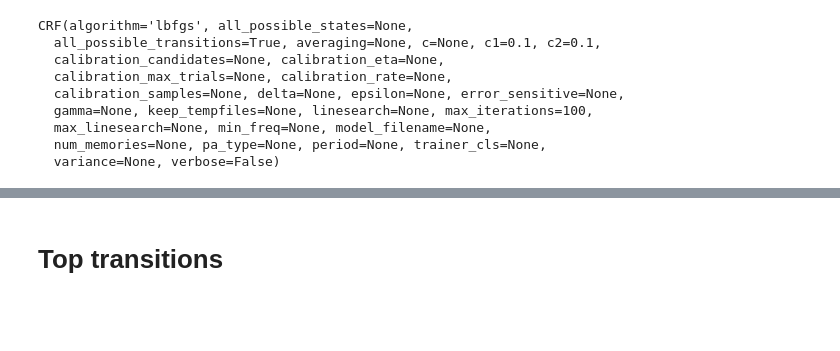
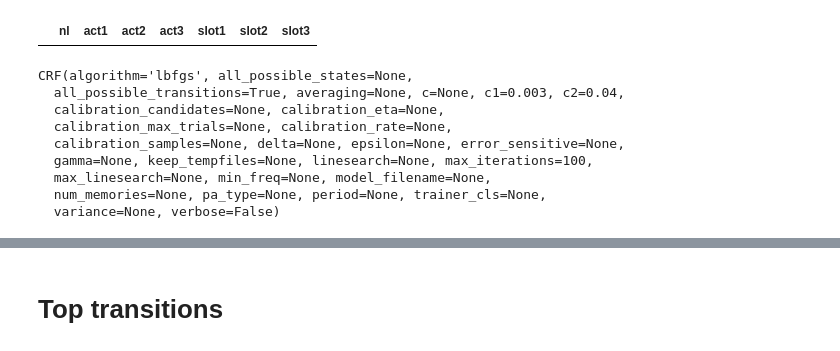
Before and after one commit to fogside/ServiceBot, a Jupyter notebook: nlu/CRF.ipynb, the cells around one changed output, grey strips where cells are left out. Cells and saved outputs as stored; diff of their text form; code cells hidden in the pictures; blank space fills up the shorter version.

```diff
--- a/nlu/CRF.ipynb
+++ b/nlu/CRF.ipynb
@@ -131,15 +346,24 @@ y_test_acts = [DataGenDev.decode_acts(m) for m in m2]
+# %%
+import pandas as pd
+data = pd.read_csv("../data/dev/usr_df_final.csv")
+# data[((data.slot1 == 'phone')|(data.slot2 == 'phone')|(data.slot3 == 'phone'))]
+#      ((data.act1 != 'request')|(data.act2 != 'request')&(data.act3 != 'request'))]
+
+data[(data.slot3 == 'phone')&(data.act3 != 'request')]
+# %% [output]
+|  | nl | act1 | act2 | act3 | slot1 | slot2 | slot3 |
 # %%
 crf = sklearn_crfsuite.CRF(
     algorithm='lbfgs',
-    c1=0.1,
-    c2=0.1,
+    c1=0.003,
+    c2=0.04,
     max_iterations=100,
     all_possible_transitions=True
 )
 crf.fit(X_train_acts, y_train_acts)
 # %% [output]
 CRF(algorithm='lbfgs', all_possible_states=None,
-  all_possible_transitions=True, averaging=None, c=None, c1=0.1, c2=0.1,
+  all_possible_transitions=True, averaging=None, c=None, c1=0.003, c2=0.04,
   calibration_candidates=None, calibration_eta=None,
   calibration_max_trials=None, calibration_rate=None,
   calibration_samples=None, delta=None, epsilon=None, error_sensitive=None,
```
Also changed, not shown: parts of 33 cells of this notebook, 6 other files.
